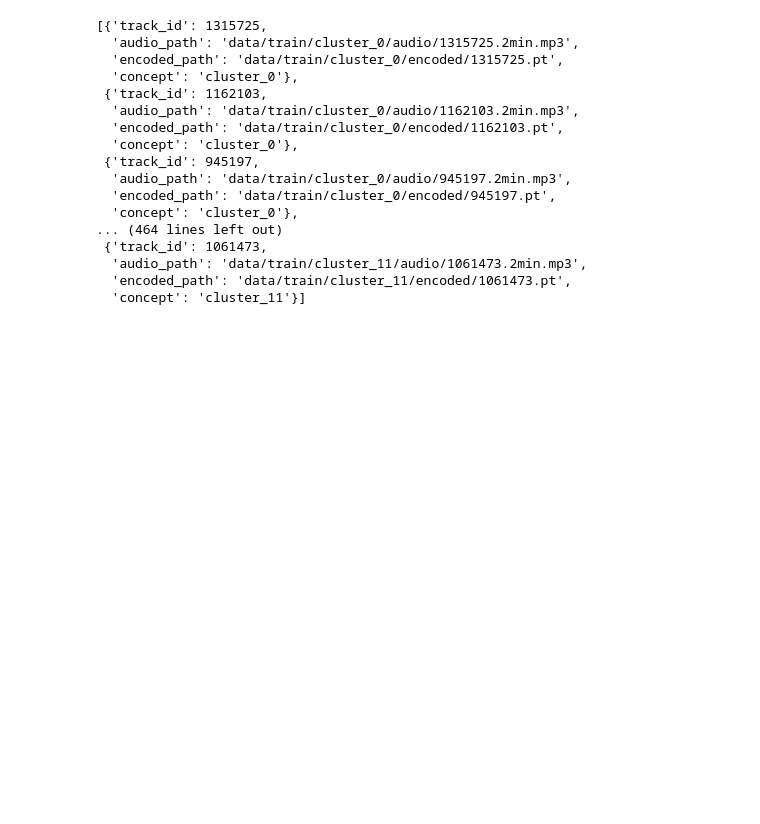
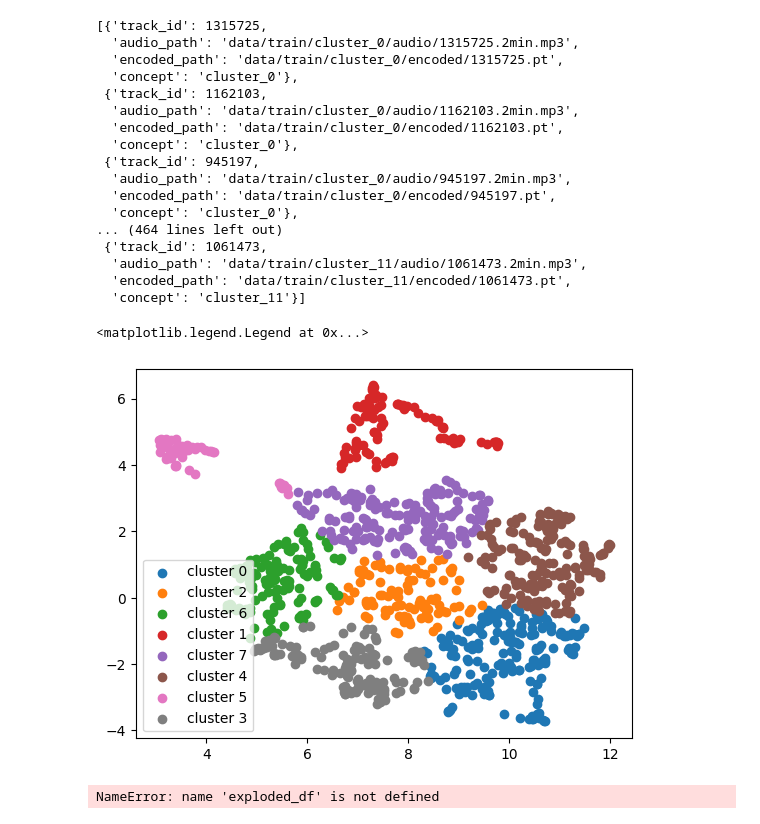
Before and after one commit to MikolajSzawerda/musical-generative-models-conditioning, a Jupyter notebook: src/audiocraft/07-song-describer-ds-enrich.ipynb, the cells around one changed output. Drawn from its saved outputs; the diff is of its cells as text; code cells hidden in the pictures; blank space fills up the shorter version.

```diff
--- a/src/audiocraft/07-song-describer-ds-eda.ipynb
+++ b/src/audiocraft/07-song-describer-ds-enrich.ipynb
@@ -221,0 +243,47 @@ with open(INPUT_PATH('textual-inversion-v3', 'metadata_val.json'), 'w') as fh:
+# %%
+import chromadb
+from sentence_transformers import SentenceTransformer
+import pandas as pd
+
+client = chromadb.Client()
+client.delete_collection('audio_descriptions')
+collection = client.get_or_create_collection(
+    "audio_descriptions",
+)
+embeds = []
+for i, (_, row) in enumerate(df[['track_id', 'descriptions']].explode('descriptions', ignore_index=True).iterrows()):
+    track_id = row["track_id"]
+    embeds.append(embedings.data[i].embedding)
+    collection.add(
+        documents=[row["descriptions"]],
+        embeddings=[embedings.data[i].embedding],
+        metadatas=[{"track_id": track_id}],
+        ids=[str(uuid.uuid4())]
+    )
+dim_input = np.array(embeds)
+reducer = umap.UMAP(n_neighbors=5, n_components=2, metric='cosine')
+# reducer = PCA(n_components=2)
+
+embeddings_2d = reducer.fit_transform(dim_input)
+# %%
+exploded_df = df[['track_id', 'descriptions']].explode('descriptions', ignore_index=True)
+# %%
+# n_clusters = 12
+clst = KMeans()
+# clst = DBSCAN(eps=0.06, min_samples=5)
+
+labels = clst.fit_predict(embeddings_2d)
+exploded_df['clst']=labels
+clusters = {}
+rev_lab = {}
+for idx, label in enumerate(labels):
+    if label not in clusters:
+        clusters[label] = []
+    clusters[label].append(idx)
+
+for i, idxs in clusters.items():
+    plt.scatter(embeddings_2d[idxs, 0], embeddings_2d[idxs, 1], label=f'cluster {i}')
+plt.legend()
+# %% [output]
+<matplotlib.legend.Legend at 0x...>
+[figure, added]
@@ -221,0 +292,4 @@ with open(INPUT_PATH('textual-inversion-v3', 'metadata_val.json'), 'w') as fh:
+# %%
+exploded_df[exploded_df['clst']==4]
+# %% [output]
+NameError: name 'exploded_df' is not defined
```
Also changed, not shown: parts of 7 cells of this notebook, 7 other files.
